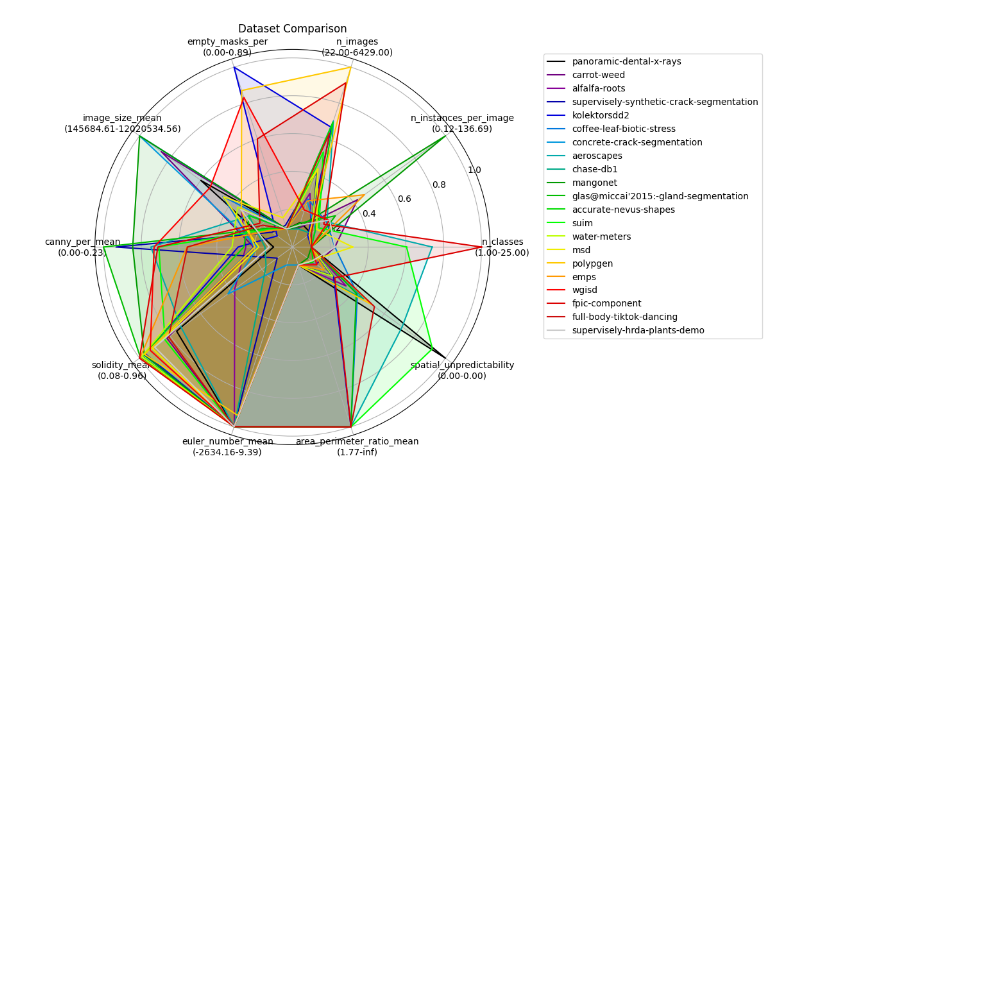
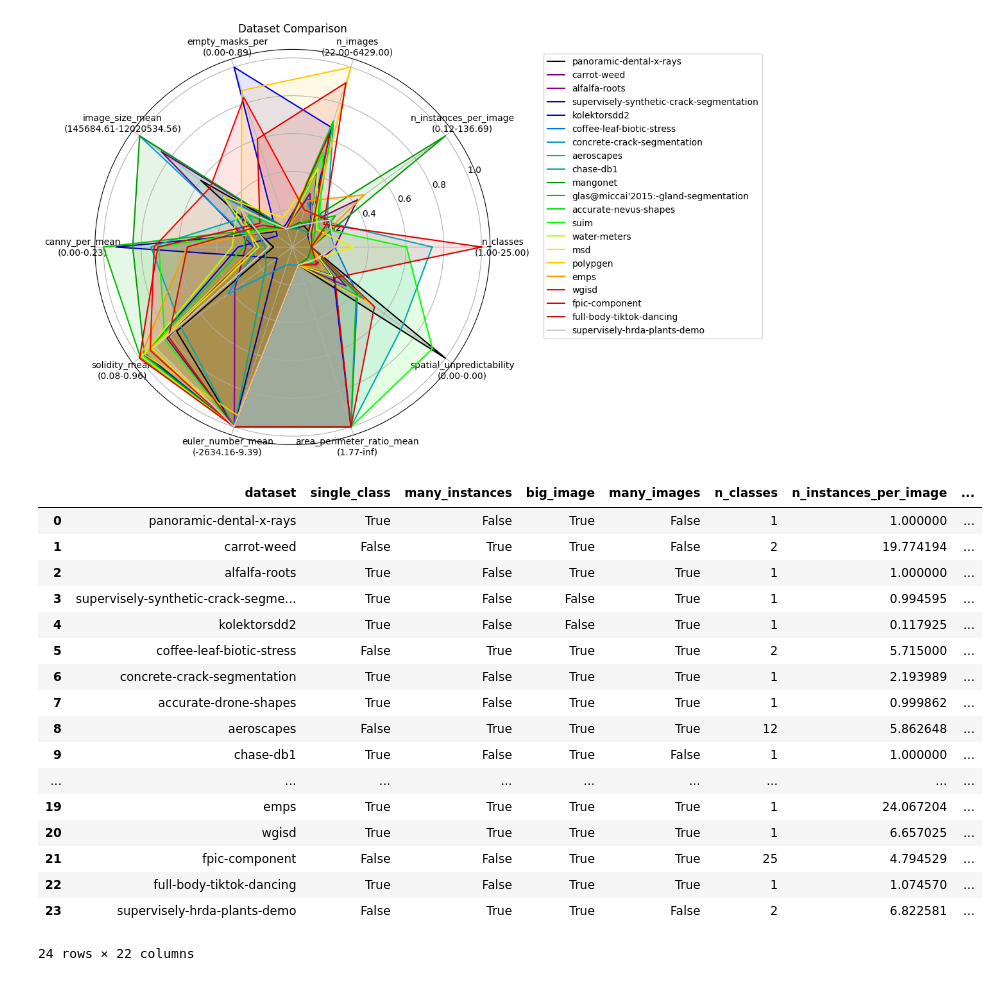
Before and after one commit to franchesoni/research_reports, a Jupyter notebook: reports/dataset_tools_exploration/datasets.ipynb, the cells around one changed output. Saved outputs shown, nothing was run; the diff lists cells and outputs as text; code cells hidden in the pictures; blank space fills up the shorter version.

```diff
--- a/reports/dataset_tools_exploration/datasets.ipynb
+++ b/reports/dataset_tools_exploration/datasets.ipynb
@@ -56,7 +56,7 @@ datasets = (
     'PolypGen',
     'Accurate Drone Shapes',
     'Synthetic Plants',
-    # 'Skin Cancer (HAM10000)',
+    'Skin Cancer (HAM10000)',
     # 'CIHP',
     )
 datasets = list(dsname.lower().replace(' ', '-') for dsname in datasets)
@@ -173,3 +173,24 @@ plt.legend(loc='upper right', bbox_to_anchor=(1.7, 1.0))
 plt.show()
 # %% [output]
 [figure]
+# %%
+df
+# %% [output]
+|  | dataset | single_class | many_instances | big_image | many_images | n_classes | n_instances_per_image | ... |
+| 0 | panoramic-dental-x-rays | True | False | True | False | 1 | 1.000000 | ... |
+| 1 | carrot-weed | False | True | True | False | 2 | 19.774194 | ... |
+| 2 | alfalfa-roots | True | False | True | True | 1 | 1.000000 | ... |
+| 3 | supervisely-synthetic-crack-segme... | True | False | False | True | 1 | 0.994595 | ... |
+| 4 | kolektorsdd2 | True | False | False | True | 1 | 0.117925 | ... |
+| 5 | coffee-leaf-biotic-stress | False | True | True | True | 2 | 5.715000 | ... |
+| 6 | concrete-crack-segmentation | True | False | True | True | 1 | 2.193989 | ... |
+| 7 | accurate-drone-shapes | True | False | True | True | 1 | 0.999862 | ... |
+| 8 | aeroscapes | False | True | True | True | 12 | 5.862648 | ... |
+| 9 | chase-db1 | True | False | True | False | 1 | 1.000000 | ... |
+| ... | ... | ... | ... | ... | ... | ... | ... | ... |
+| 19 | emps | True | True | True | True | 1 | 24.067204 | ... |
+| 20 | wgisd | True | True | True | True | 1 | 6.657025 | ... |
+| 21 | fpic-component | False | False | True | True | 25 | 4.794529 | ... |
+| 22 | full-body-tiktok-dancing | True | False | True | True | 1 | 1.074570 | ... |
+| 23 | supervisely-hrda-plants-demo | False | True | True | False | 2 | 6.822581 | ... |
+24 rows × 22 columns
```
Also changed, not shown: 1 other file.
